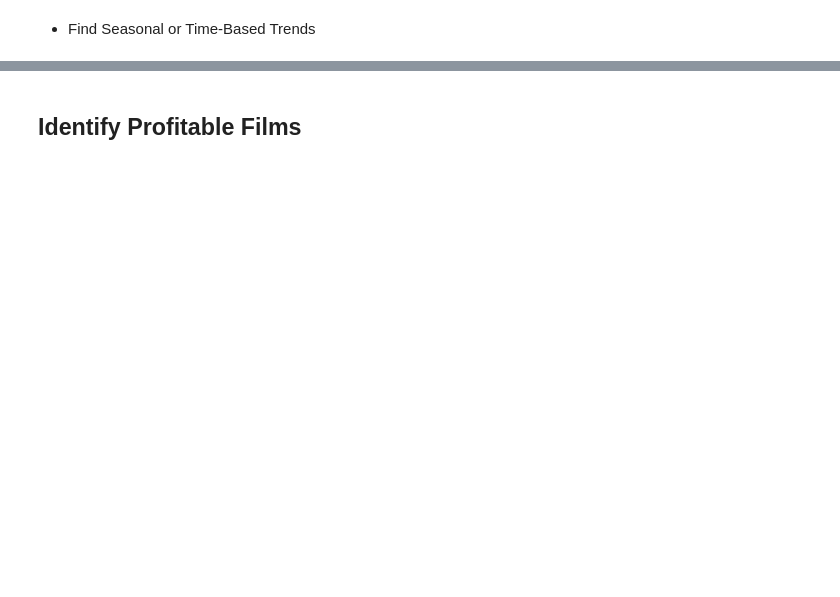
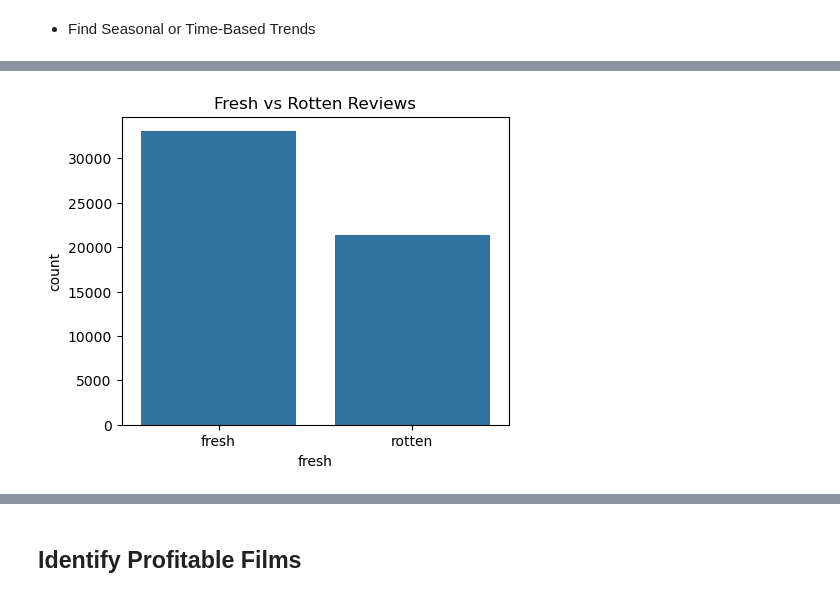
Before and after one commit to FAITHKAMANDE/Phase-2-Project, a Jupyter notebook: Notebook.ipynb, the cells around one changed output, grey strips where cells are left out. Cells and saved outputs as stored; diff of their text form; code cells hidden in the pictures; blank space fills up the shorter version.

```diff
--- a/Notebook.ipynb
+++ b/Notebook.ipynb
@@ -602,0 +854,8 @@ critics_review.head()
+# %%
+# 2. Fresh vs Rotten Count
+plt.figure(figsize=(5,4))
+sns.countplot(x='fresh', data=critics_review)
+plt.title('Fresh vs Rotten Reviews')
+plt.show()
+# %% [output]
+[figure, added]
```
Also changed, not shown: parts of 47 cells of this notebook.
